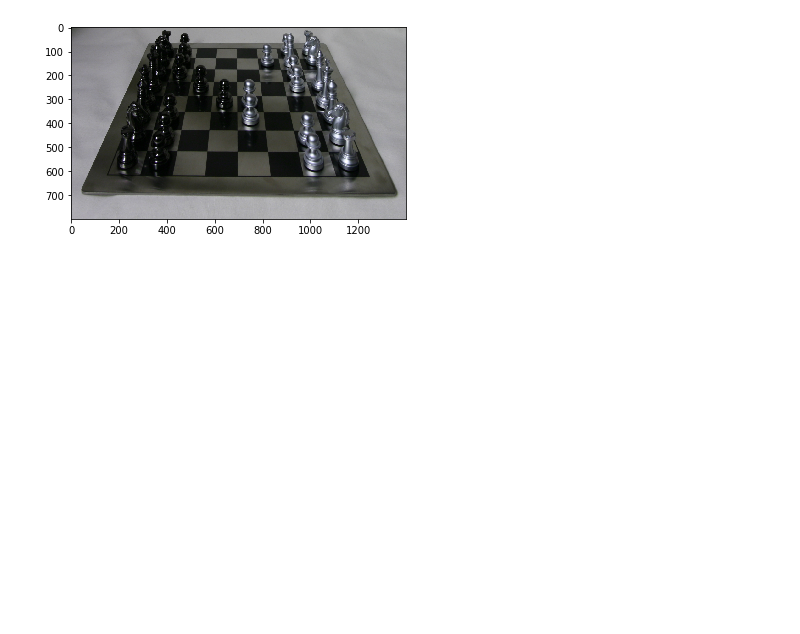
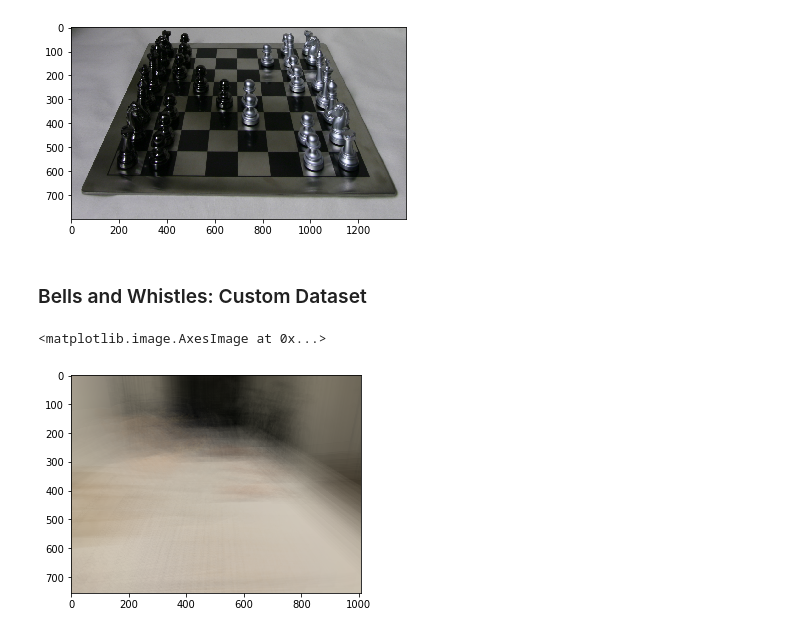
Before and after one commit to SauravShroff/LightFieldCamera, a Jupyter notebook: LightfieldCameraCode.ipynb, the cells around one changed output. Cells and saved outputs as stored; diff of their text form; code cells hidden in the pictures; blank space fills up the shorter version.

```diff
--- a/LightfieldCameraCode.ipynb
+++ b/LightfieldCameraCode.ipynb
@@ -64,3 +65,19 @@ imshow(imread(path + 'out_08_08_-818.578247_-3313.998047_.png'))
 # %% [output]
 <matplotlib.image.AxesImage at 0x...>
 [figure]
+# %% [markdown]
+### Bells and Whistles: Custom Dataset
+# %%
+custom_path = './new_custom_data/'
+dirs = os.listdir(custom_path)
+dirs.sort()
+ims = []
+for d in dirs:
+    im = imread(custom_path + d)
+    ims.append(rescale(im, 0.25))
+# %%
+custom_ims = ims
+imshow(np.mean(custom_ims, axis=0))
+# %% [output]
+<matplotlib.image.AxesImage at 0x...>
+[figure, added]
```
Also changed, not shown: parts of 3 cells of this notebook.
